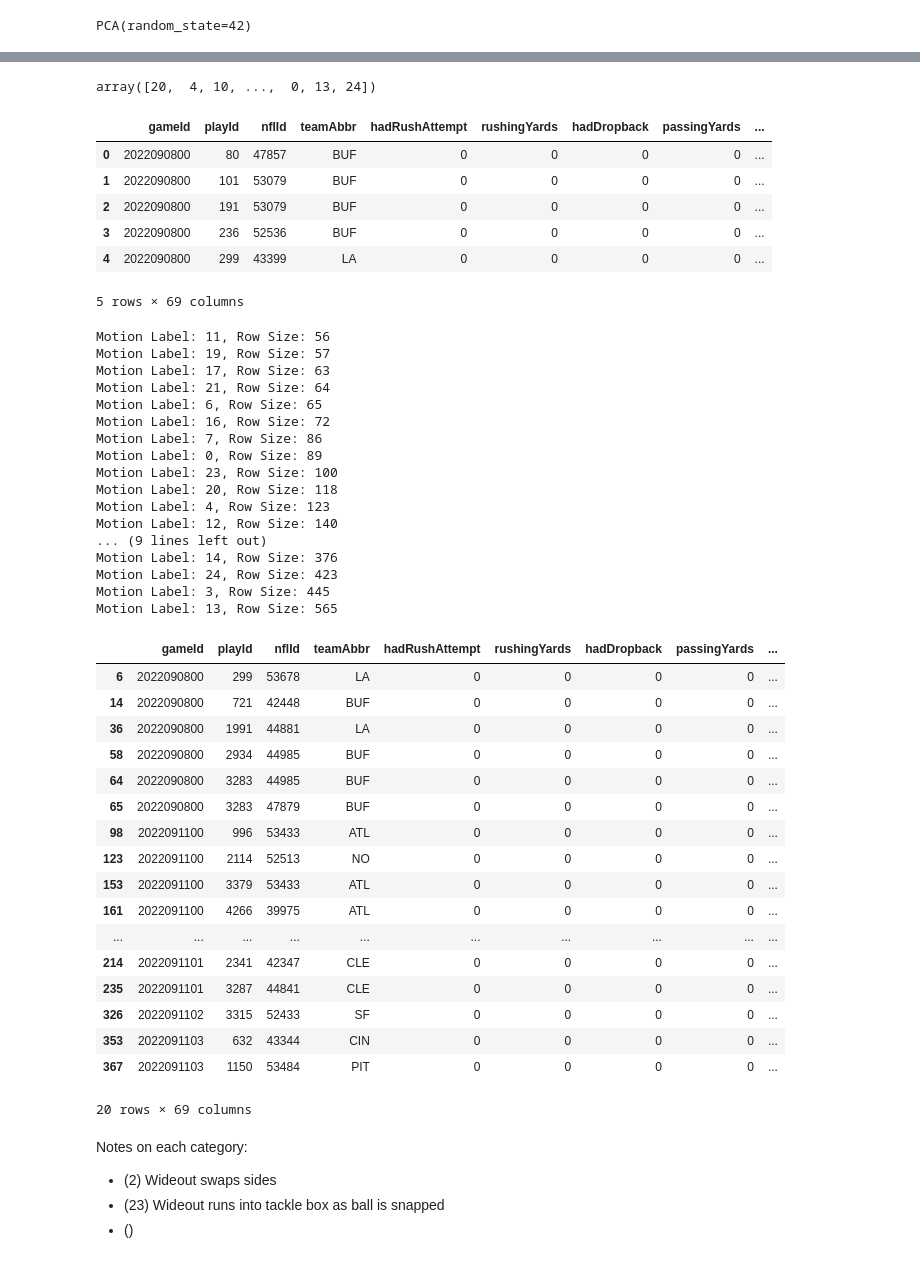
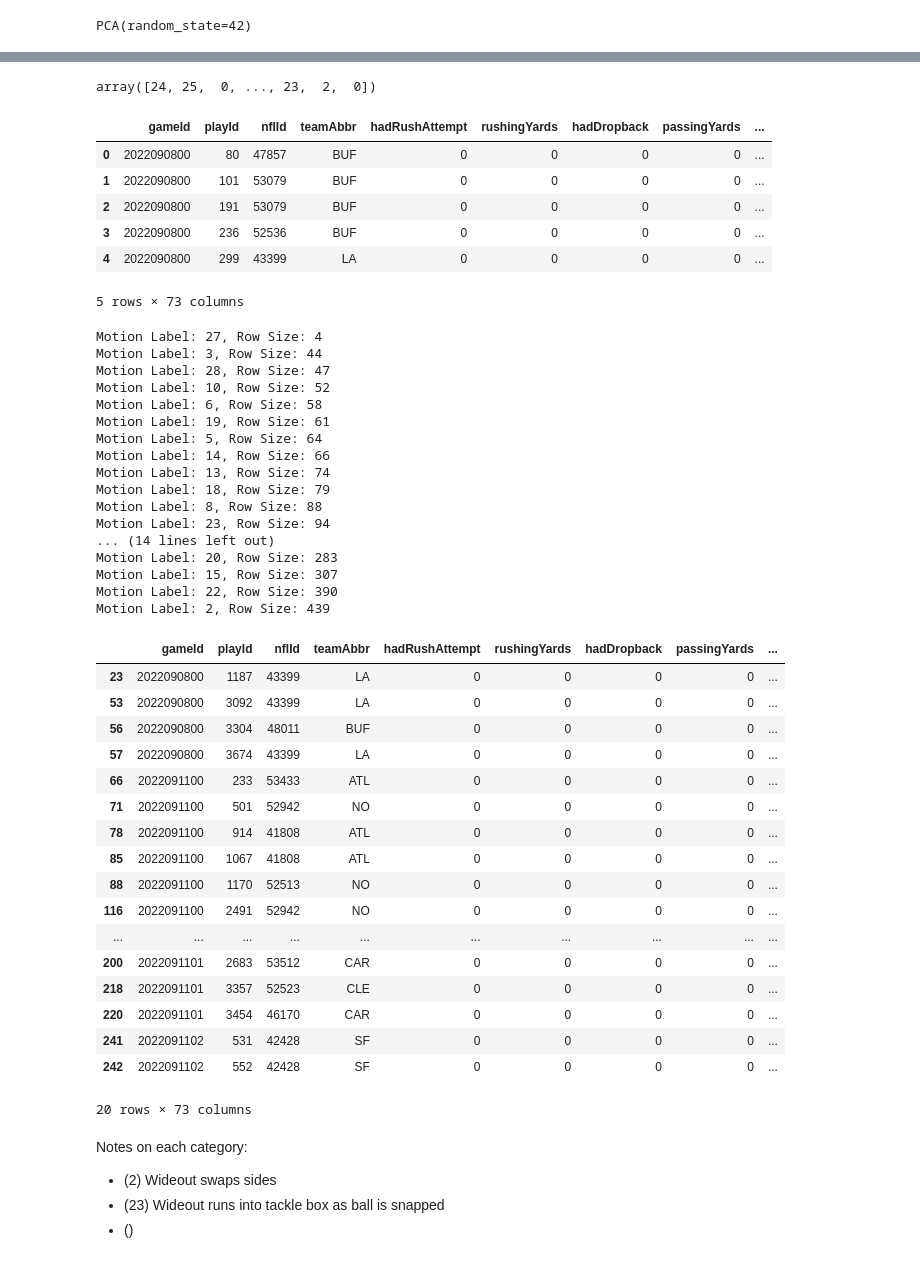
Before and after one commit to etienne-busnel/NFL-Big-Data-Bowl-2025, a Jupyter notebook: Motion_Classification.ipynb, the cells around one changed output, grey strips where cells are left out. Drawn from its saved outputs; the diff is of its cells as text; code cells hidden in the pictures.

```diff
--- a/Motion_Classification.ipynb
+++ b/Motion_Classification.ipynb
@@ -9,4 +9,4 @@ np.random.seed(42)
 # %%
 df_motion = pd.read_csv('clustering_columns.csv')
 # %%
-df_motion.head()
+df_motion = df_motion.drop('position',axis=1)
@@ -56,5 +49,5 @@ plt.plot(range(1,15), pca.explained_variance_ratio_.cumsum(), marker = 'o')
 # %%
 #to preserve ~80% of variance, set n_components=5
-pca = PCA(n_components=5, random_state=42)
+pca = PCA(n_components=6, random_state=42)
 pca.fit(df_motion_scaled)
 # %% [output]
@@ -117,12 +110,12 @@ plt.show()
 # %%
-#use n=25
-cluster_num = 25
+#use n=30
+cluster_num = 30
 kmeans = KMeans(n_clusters=cluster_num, random_state=42)  # Adjust clusters as needed
 labels = kmeans.fit_predict(x_pca)
 # %%
 kmeans.labels_
 # %% [output]
-array([20,  4, 10, ...,  0, 13, 24])
+array([24, 25,  0, ..., 23,  2,  0])
 # %%
 #set labels as a column in original df
 # %%
@@ -138,7 +131,7 @@ df_player_play_motion.head()
 | 2 | 2022090800 | 191 | 53079 | BUF | 0 | 0 | 0 | 0 | ... |
 | 3 | 2022090800 | 236 | 52536 | BUF | 0 | 0 | 0 | 0 | ... |
 | 4 | 2022090800 | 299 | 43399 | LA | 0 | 0 | 0 | 0 | ... |
-5 rows × 69 columns
+5 rows × 73 columns
 # %%
 # Create a dictionary to hold DataFrames for each unique motion_label
 motion_label_dfs = {label: df_player_play_motion[df_player_play_motion['motion_label'] == label]
@@ -152,48 +145,48 @@ for label, size in sorted(row_sizes.items(), key=lambda item: item[1]):
 
 ##CHECK THE MOTIONS WITH ONLY 2 IN THE GROUP, LIKELY OUTLIERS THAT CAN BE CUT
 # %% [output]
-Motion Label: 11, Row Size: 56
-Motion Label: 19, Row Size: 57
-Motion Label: 17, Row Size: 63
-Motion Label: 21, Row Size: 64
-Motion Label: 6, Row Size: 65
-Motion Label: 16, Row Size: 72
-Motion Label: 7, Row Size: 86
-Motion Label: 0, Row Size: 89
-Motion Label: 23, Row Size: 100
-Motion Label: 20, Row Size: 118
-Motion Label: 4, Row Size: 123
-Motion Label: 12, Row Size: 140
-... (9 lines left out)
-Motion Label: 14, Row Size: 376
-Motion Label: 24, Row Size: 423
-Motion Label: 3, Row Size: 445
-Motion Label: 13, Row Size: 565
+Motion Label: 27, Row Size: 4
+Motion Label: 3, Row Size: 44
+Motion Label: 28, Row Size: 47
+Motion Label: 10, Row Size: 52
+Motion Label: 6, Row Size: 58
+Motion Label: 19, Row Size: 61
+Motion Label: 5, Row Size: 64
+Motion Label: 14, Row Size: 66
+Motion Label: 13, Row Size: 74
+Motion Label: 18, Row Size: 79
+Motion Label: 8, Row Size: 88
+Motion Label: 23, Row Size: 94
+... (14 lines left out)
+Motion Label: 20, Row Size: 283
+Motion Label: 15, Row Size: 307
+Motion Label: 22, Row Size: 390
+Motion Label: 2, Row Size: 439
 # %%
 #example
 
-motion_category = 15
+motion_category = 2
 
 motion_label_dfs[motion_category][:20]
 # %% [output]
 |  | gameId | playId | nflId | teamAbbr | hadRushAttempt | rushingYards | hadDropback | passingYards | ... |
-| 6 | 2022090800 | 299 | 53678 | LA | 0 | 0 | 0 | 0 | ... |
-| 14 | 2022090800 | 721 | 42448 | BUF | 0 | 0 | 0 | 0 | ... |
-| 36 | 2022090800 | 1991 | 44881 | LA | 0 | 0 | 0 | 0 | ... |
-| 58 | 2022090800 | 2934 | 44985 | BUF | 0 | 0 | 0 | 0 | ... |
-| 64 | 2022090800 | 3283 | 44985 | BUF | 0 | 0 | 0 | 0 | ... |
-| 65 | 2022090800 | 3283 | 47879 | BUF | 0 | 0 | 0 | 0 | ... |
-| 98 | 2022091100 | 996 | 53433 | ATL | 0 | 0 | 0 | 0 | ... |
-| 123 | 2022091100 | 2114 | 52513 | NO | 0 | 0 | 0 | 0 | ... |
-| 153 | 2022091100 | 3379 | 53433 | ATL | 0 | 0 | 0 | 0 | ... |
-| 161 | 2022091100 | 4266 | 39975 | ATL | 0 | 0 | 0 | 0 | ... |
+| 23 | 2022090800 | 1187 | 43399 | LA | 0 | 0 | 0 | 0 | ... |
+| 53 | 2022090800 | 3092 | 43399 | LA | 0 | 0 | 0 | 0 | ... |
+| 56 | 2022090800 | 3304 | 48011 | BUF | 0 | 0 | 0 | 0 | ... |
+| 57 | 2022090800 | 3674 | 43399 | LA | 0 | 0 | 0 | 0 | ... |
+| 66 | 2022091100 | 233 | 53433 | ATL | 0 | 0 | 0 | 0 | ... |
+| 71 | 2022091100 | 501 | 52942 | NO | 0 | 0 | 0 | 0 | ... |
+| 78 | 2022091100 | 914 | 41808 | ATL | 0 | 0 | 0 | 0 | ... |
+| 85 | 2022091100 | 1067 | 41808 | ATL | 0 | 0 | 0 | 0 | ... |
+| 88 | 2022091100 | 1170 | 52513 | NO | 0 | 0 | 0 | 0 | ... |
+| 116 | 2022091100 | 2491 | 52942 | NO | 0 | 0 | 0 | 0 | ... |
 | ... | ... | ... | ... | ... | ... | ... | ... | ... | ... |
-| 214 | 2022091101 | 2341 | 42347 | CLE | 0 | 0 | 0 | 0 | ... |
-| 235 | 2022091101 | 3287 | 44841 | CLE | 0 | 0 | 0 | 0 | ... |
-| 326 | 2022091102 | 3315 | 52433 | SF | 0 | 0 | 0 | 0 | ... |
-| 353 | 2022091103 | 632 | 43344 | CIN | 0 | 0 | 0 | 0 | ... |
-| 367 | 2022091103 | 1150 | 53484 | PIT | 0 | 0 | 0 | 0 | ... |
+| 200 | 2022091101 | 2683 | 53512 | CAR | 0 | 0 | 0 | 0 | ... |
+| 218 | 2022091101 | 3357 | 52523 | CLE | 0 | 0 | 0 | 0 | ... |
+| 220 | 2022091101 | 3454 | 46170 | CAR | 0 | 0 | 0 | 0 | ... |
+| 241 | 2022091102 | 531 | 42428 | SF | 0 | 0 | 0 | 0 | ... |
+| 242 | 2022091102 | 552 | 42428 | SF | 0 | 0 | 0 | 0 | ... |
-20 rows × 69 columns
+20 rows × 73 columns
 # %% [markdown]
 Notes on each category:
 - (2) Wideout swaps sides
```
Also changed, not shown: parts of 5 cells of this notebook, 4 other files.
